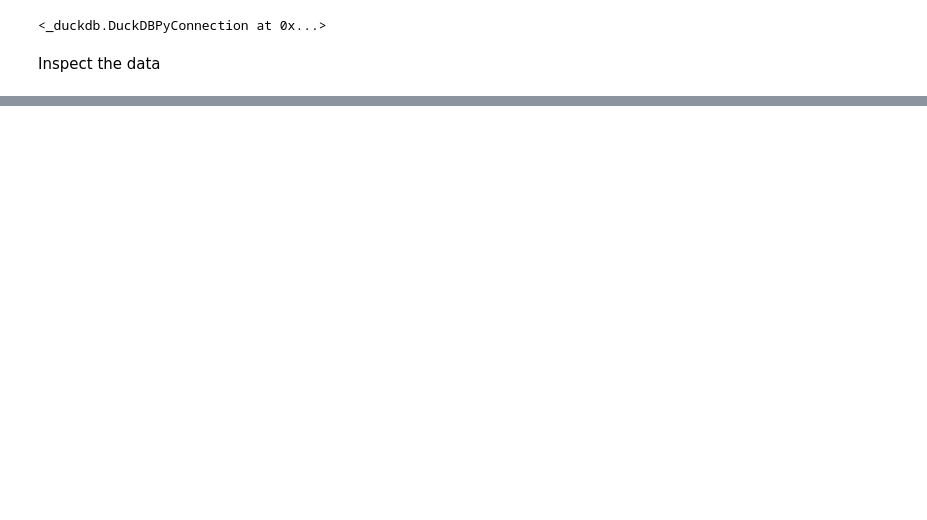
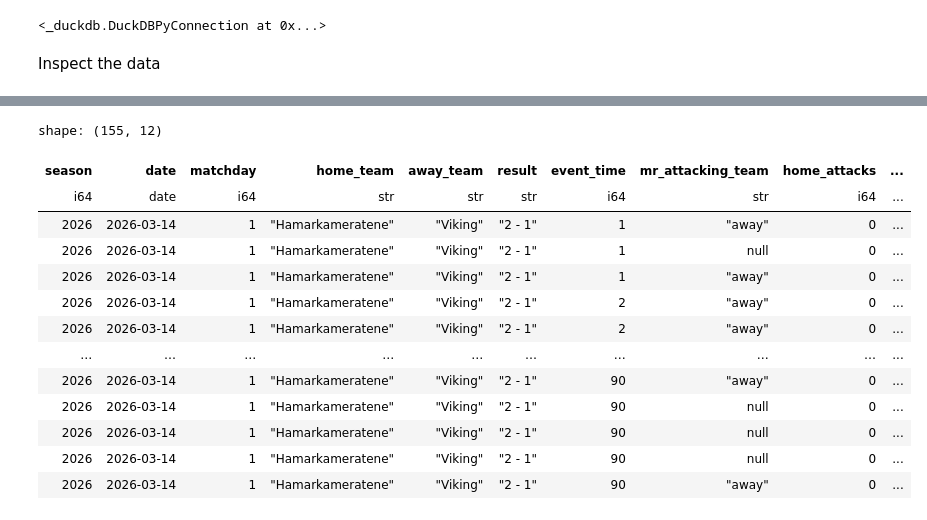
Before and after one commit to PolarsDude/brann_ticket_sales_forecasting, a Jupyter notebook: jev_experiments.ipynb, the cells around one changed output, grey strips where cells are left out. Saved outputs shown, nothing was run; the diff lists cells and outputs as text; code cells hidden in the pictures; blank space fills up the shorter version.

```diff
--- a/jev_experiments.ipynb
+++ b/jev_experiments.ipynb
@@ -94,7 +94,7 @@ df = df.with_columns(
     ts=typesafe_eval(
         kontekst,
         questions={
-            "comment_type": choice(
+            "mr_comment_type": choice(
                 "Klassifiser hovedinnholdet i kampreferatkommentaren. Velg kategorien som best "
                 "beskriver hva teksten primært handler om. Hvis kommentaren inneholder flere typer "
                 "informasjon, velg den dominerende typen.",
@@ -107,7 +107,7 @@ df = df.with_columns(
                     "other": "Annet, for eksempel tilleggstid, vær, publikum eller praktiske opplysninger.",
                 },
             ),
-            "has_gameplay_information": choice(
+            "mr_has_gameplay_information": choice(
                 "Inneholder kommentaren relevant informasjon om spillet eller kampbildet? Dette "
                 "inkluderer konkrete angrep, målsjanser, avslutninger, press, kontringer, defensive "
                 "feil, lav blokk eller kampkontroll. Rene spillerbytter og spillerhistorikk teller ikke.",
@@ -116,7 +116,7 @@ df = df.with_columns(
                     "no": "Kommentaren inneholder ingen slik spillinformasjon.",
                 },
             ),
-            "attacking_team": choice(
+            "mr_attacking_team": choice(
                 "Hvilket lag utfører en konkret offensiv handling eller skaper en konkret målsjanse? "
                 "At et lag jakter scoring er ikke i seg selv en konkret offensiv handling. "
                 "Vertene betyr hjemmelaget, og gjestene betyr bortelaget. Ikke gjett.",
@@ -126,7 +126,7 @@ df = df.with_columns(
                     "unknown": "Ingen offensiv handling omtales, eller laget kan ikke identifiseres.",
                 },
             ),
-            "chance_quality": choice(
+            "mr_chance_quality": choice(
                 "Klassifiser kvaliteten på en konkret omtalt målsjanse. Ved flere sjanser, "
                 "klassifiser den største. Generelt press er ikke en målsjanse. "
                 "En stor sjanse krever tydelig støtte i teksten.",
@@ -138,7 +138,7 @@ df = df.with_columns(
                     "unknown": "Mulig sjanse omtales, men kvaliteten kan ikke vurderes.",
                 },
             ),
-            "shot_outcome": choice(
+            "mr_shot_outcome": choice(
                 "Hvordan ender den viktigste omtalte avslutningen? Ikke anta at keeper redder "
                 "bare fordi en sjanse ikke ender i mål.",
                 {
@@ -151,7 +151,7 @@ df = df.with_columns(
                     "unknown": "Avslutning omtales, men utfallet er uklart.",
                 },
             ),
-            "shot_distance": choice(
+            "mr_shot_distance": choice(
                 "Hvorfra utføres den omtalte avslutningen? Bruk bare opplysninger som støttes av "
                 "teksten. Ikke anta kort avstand bare fordi sjansen beskrives som stor.",
                 {
@@ -162,7 +162,7 @@ df = df.with_columns(
                     "unknown": "Avslutning beskrives, men skuddposisjonen er ukjent.",
                 },
             ),
-            "one_on_one": choice(
+            "mr_one_on_one": choice(
                 "Beskriver kommentaren en situasjon der en angriper er alene med keeper? "
                 "Ikke anta dette bare fordi avslutningen kommer fra kort hold.",
                 {
@@ -172,7 +172,7 @@ df = df.with_columns(
                     "unknown": "Angrepssituasjon beskrives, men det kan ikke avgjøres om spilleren er alene med keeper.",
                 },
             ),
-            "chance_creation_type": choice(
+            "mr_chance_creation_type": choice(
                 "Hvordan oppstår den konkrete målsjansen eller avslutningen? Ikke anta åpent spill "
                 "bare fordi en dødball ikke nevnes.",
                 {
@@ -185,7 +185,7 @@ df = df.with_columns(
                     "unknown": "Sjanse beskrives, men det er ukjent hvordan den oppstod.",
                 },
             ),
-            "attacking_pressure": choice(
+            "mr_attacking_pressure": choice(
                 "Beskriver teksten vedvarende offensivt press, gjentatte angrep eller at et lag "
                 "presser motstanderen bakover? En enkelt sjanse er ikke tilstrekkelig.",
                 {
@@ -196,7 +196,7 @@ df = df.with_columns(
                     "unknown": "Press omtales, men laget er uklart.",
                 },
             ),
-            "territorial_dominance": choice(
+            "mr_territorial_dominance": choice(
                 "Hvilket lag beskrives eksplisitt som førende i banespillet eller med kontroll over "
                 "territoriet? Ikke utled dominans fra stillingen eller én enkelt avslutning.",
                 {
@@ -206,7 +206,7 @@ df = df.with_columns(
                     "unknown": "Ingen tydelig beskrivelse av dominans.",
                 },
             ),
-            "counter_attack": choice(
+            "mr_counter_attack": choice(
                 "Beskriver kommentaren en konkret kontring eller rask offensiv overgang? "
                 "Identifiser hvilket lag som kontrer.",
                 {
@@ -216,7 +216,7 @@ df = df.with_columns(
                     "unknown": "Mulig kontring, men laget eller situasjonen er uklar.",
                 },
             ),
-            "defensive_low_block": choice(
+            "mr_defensive_low_block": choice(
                 "Beskrives et lag som forsvarer seg svært dypt, ligger lavt eller samler mange "
                 "spillere foran eget mål?",
                 {
@@ -226,7 +226,7 @@ df = df.with_columns(
                     "unknown": "Lav blokk omtales, men laget er uklart.",
                 },
             ),
-            "defensive_error": choice(
+            "mr_defensive_error": choice(
                 "Beskriver kommentaren en konkret defensiv feil som fører til en farlig situasjon? "
                 "Eksempler: feilpasning, farlig balltap, markeringstabbe, mislykket klarering. "
                 "Ikke klassifiser enhver målsjanse som en forsvarsfeil.",
@@ -237,7 +237,7 @@ df = df.with_columns(
                     "unknown": "Defensiv feil beskrives, men laget er uklart.",
                 },
             ),
-            "attacking_threat": score(
+            "mr_attacking_threat": score(
                 "Vurder hvor farlig den viktigste konkrete offensive situasjonen i kommentaren er. "
                 "Bruk kun referatteksten. Ikke vurder hvilket lag som vil vinne.",
                 [
@@ -319,0 +311,28 @@ shape: (10_337, 43)
+# %%
+(
+df
+.select('season','date','matchday','home_team','away_team','result','event_time','mr_attacking_team')
+.with_columns(pl.col('mr_attacking_team').eq('home').fill_null(0).cast(pl.Int64).alias('home_attacks'),
+              pl.col('mr_attacking_team').eq('away').fill_null(0).cast(pl.Int64).alias('away_attacks')
+              )
+.filter(pl.col('season') == 2026,pl.col('home_team')=='Hamarkameratene',pl.col('away_team')=='Viking')
+.sort(by = 'event_time')
+.with_columns(pl.col('home_attacks').cum_sum().over('season','date','matchday','home_team','away_team').alias('home_attacks_cum'),
+              pl.col('away_attacks').cum_sum().over('season','date','matchday','home_team','away_team').alias('away_attacks_cum'))
+
+)
+# %% [output]
+shape: (155, 12)
+| season | date | matchday | home_team | away_team | result | event_time | mr_attacking_team | home_attacks | ... |
+| i64 | date | i64 | str | str | str | i64 | str | i64 | ... |
+| 2026 | 2026-03-14 | 1 | "Hamarkameratene" | "Viking" | "2 - 1" | 1 | "away" | 0 | ... |
+| 2026 | 2026-03-14 | 1 | "Hamarkameratene" | "Viking" | "2 - 1" | 1 | null | 0 | ... |
+| 2026 | 2026-03-14 | 1 | "Hamarkameratene" | "Viking" | "2 - 1" | 1 | "away" | 0 | ... |
+| 2026 | 2026-03-14 | 1 | "Hamarkameratene" | "Viking" | "2 - 1" | 2 | "away" | 0 | ... |
+| 2026 | 2026-03-14 | 1 | "Hamarkameratene" | "Viking" | "2 - 1" | 2 | "away" | 0 | ... |
+| … | … | … | … | … | … | … | … | … | ... |
+| 2026 | 2026-03-14 | 1 | "Hamarkameratene" | "Viking" | "2 - 1" | 90 | "away" | 0 | ... |
+| 2026 | 2026-03-14 | 1 | "Hamarkameratene" | "Viking" | "2 - 1" | 90 | null | 0 | ... |
+| 2026 | 2026-03-14 | 1 | "Hamarkameratene" | "Viking" | "2 - 1" | 90 | null | 0 | ... |
+| 2026 | 2026-03-14 | 1 | "Hamarkameratene" | "Viking" | "2 - 1" | 90 | null | 0 | ... |
+| 2026 | 2026-03-14 | 1 | "Hamarkameratene" | "Viking" | "2 - 1" | 90 | "away" | 0 | ... |
```
Also changed, not shown: parts of 3 cells of this notebook, 1 other file.
